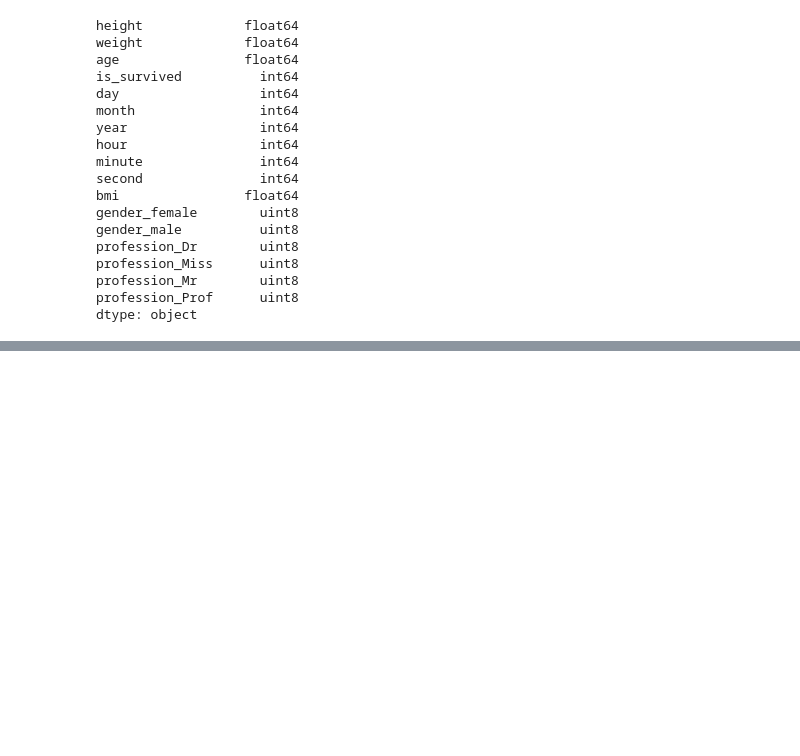
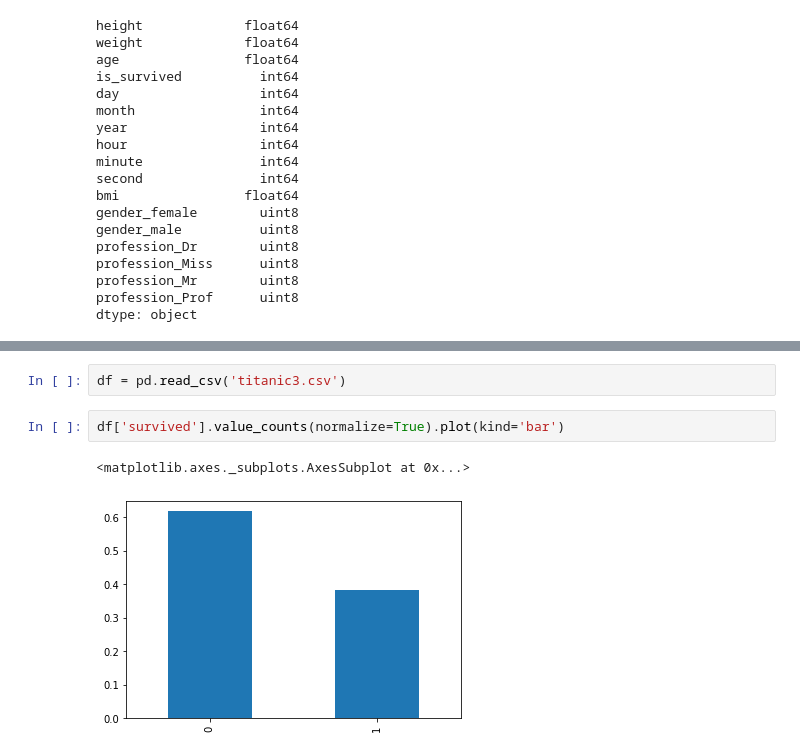
Before and after one commit to BastinRobin/ML101, a Jupyter notebook: notebooks/Feature Engineering - ML101.ipynb, the cells around one changed output, grey strips where cells are left out. Drawn from its saved outputs; the diff is of its cells as text; blank space fills up the shorter version.

```diff
--- a/notebooks/Feature Engineering - ML101.ipynb
+++ b/notebooks/Feature Engineering - ML101.ipynb
@@ -440,0 +584,7 @@ dtype: object
+# %%
+df = pd.read_csv('titanic3.csv')
+# %%
+df['survived'].value_counts(normalize=True).plot(kind='bar')
+# %% [output]
+<matplotlib.axes._subplots.AxesSubplot at 0x...>
+[figure, added]
```
Also changed, not shown: parts of 47 cells of this notebook.
